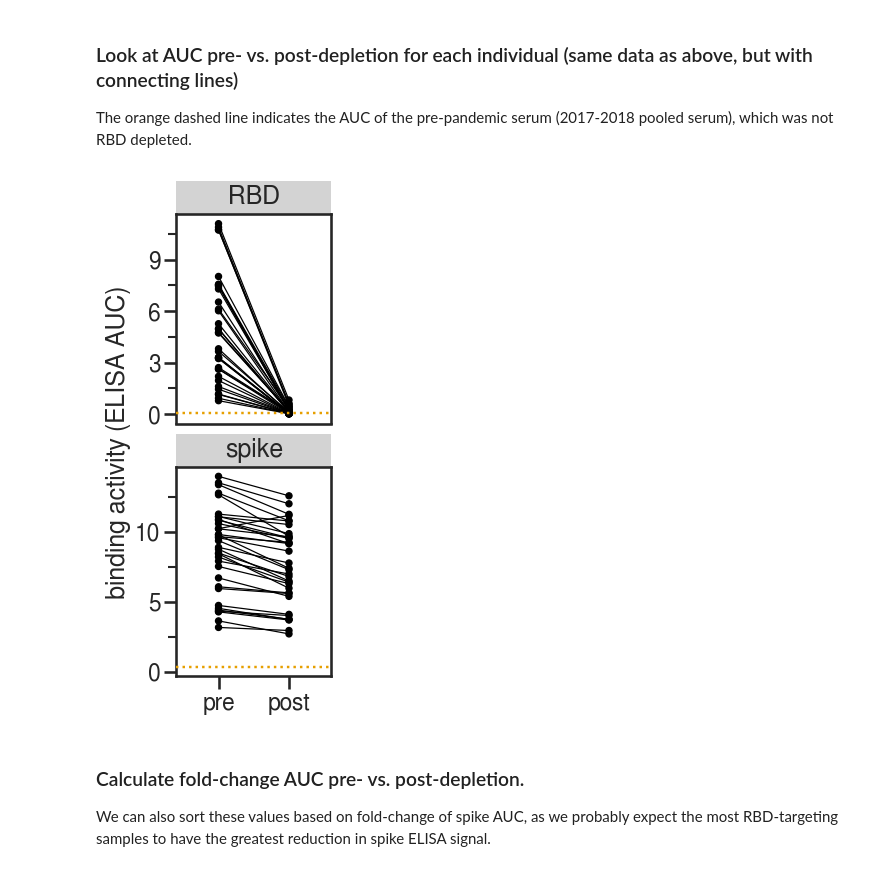
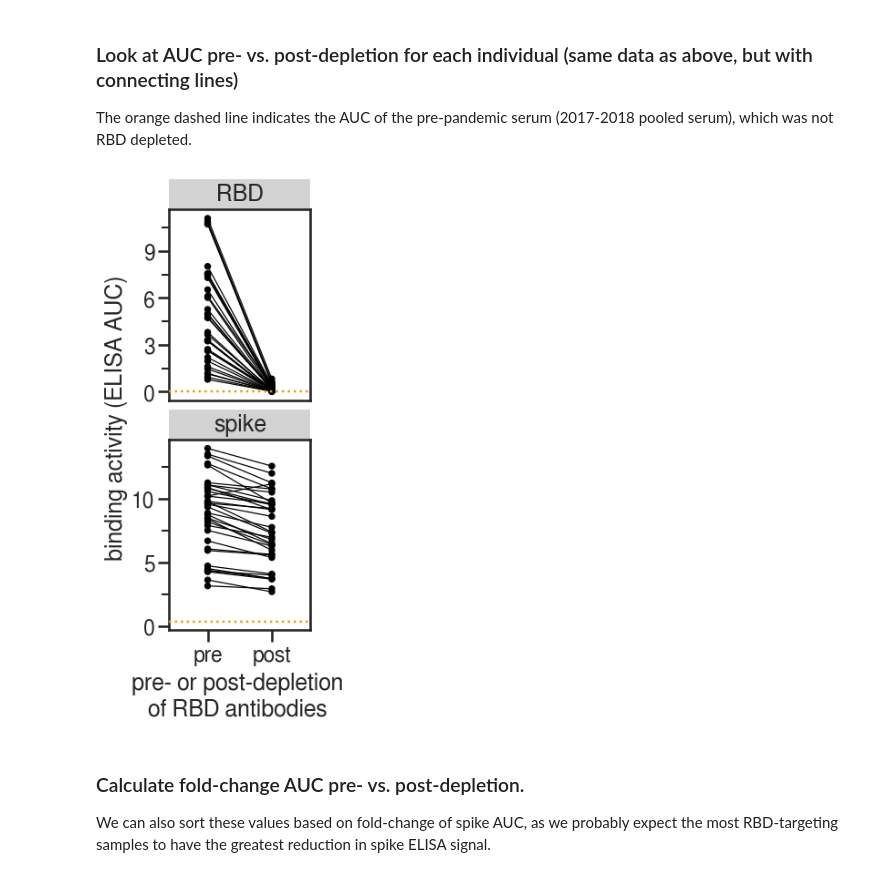
Before and after one commit to jbloomlab/SARS-CoV-2-RBD_MAP_HAARVI_sera, a Jupyter notebook: experimental_validations/rbd_depletions.ipynb, the cells around one changed output. Drawn from its saved outputs; the diff is of its cells as text; code cells hidden in the pictures.

Commit message:
improve labels for Figure 1

```diff
--- a/experimental_validations/rbd_depletions.ipynb
+++ b/experimental_validations/rbd_depletions.ipynb
@@ -805,33 +812,33 @@ The orange dashed line indicates the AUC of the pre-pandemic serum (2017-2018 po
 # %%
 AUC_lines = (ggplot(auc_df
                     .query('display_name!=@elisa_background_sample'),
                     aes(x='depleted', y='AUC', group='display_name')) +
                   geom_point(size=2) +
                   geom_line() +
                   facet_wrap('~ ligand', scales='free_y', ncol=1) +
                   theme(axis_text_x=element_text(angle=0, vjust=1, hjust=0.5),
                         axis_title_y=element_text(margin={'r': 12}),
                         figure_size=(2, 6), subplots_adjust={'wspace':0.25},
                         legend_entry_spacing=14) +
                   ylab('binding activity (ELISA AUC)') +
-                  xlab('') +
+                  xlab('pre- or post-depletion\nof RBD antibodies') +
                   # ggtitle('Change in AUC pre- vs. post-RBD absorption') +
 
              # add line for background defined by 2017-2018 serum pool
                   geom_hline(data=background,
                              mapping=aes(yintercept='AUC'),
                              color=CBPALETTE[1],
                              alpha=1,
                              size=1,
                              linetype='dotted',
                             )
                  )
 
 _ = AUC_lines.draw()
 for extension in ['png', 'pdf', 'svg']:
     AUC_lines.save(f'./{resultsdir}/AUC_lines.{extension}')
 # %% [output]
-[figure, old version]
+[figure, new version]
 # %% [markdown]
 ### Calculate fold-change AUC pre- vs. post-depletion.
 
```
Also changed, not shown: parts of 2 cells of this notebook, 23 other files.
